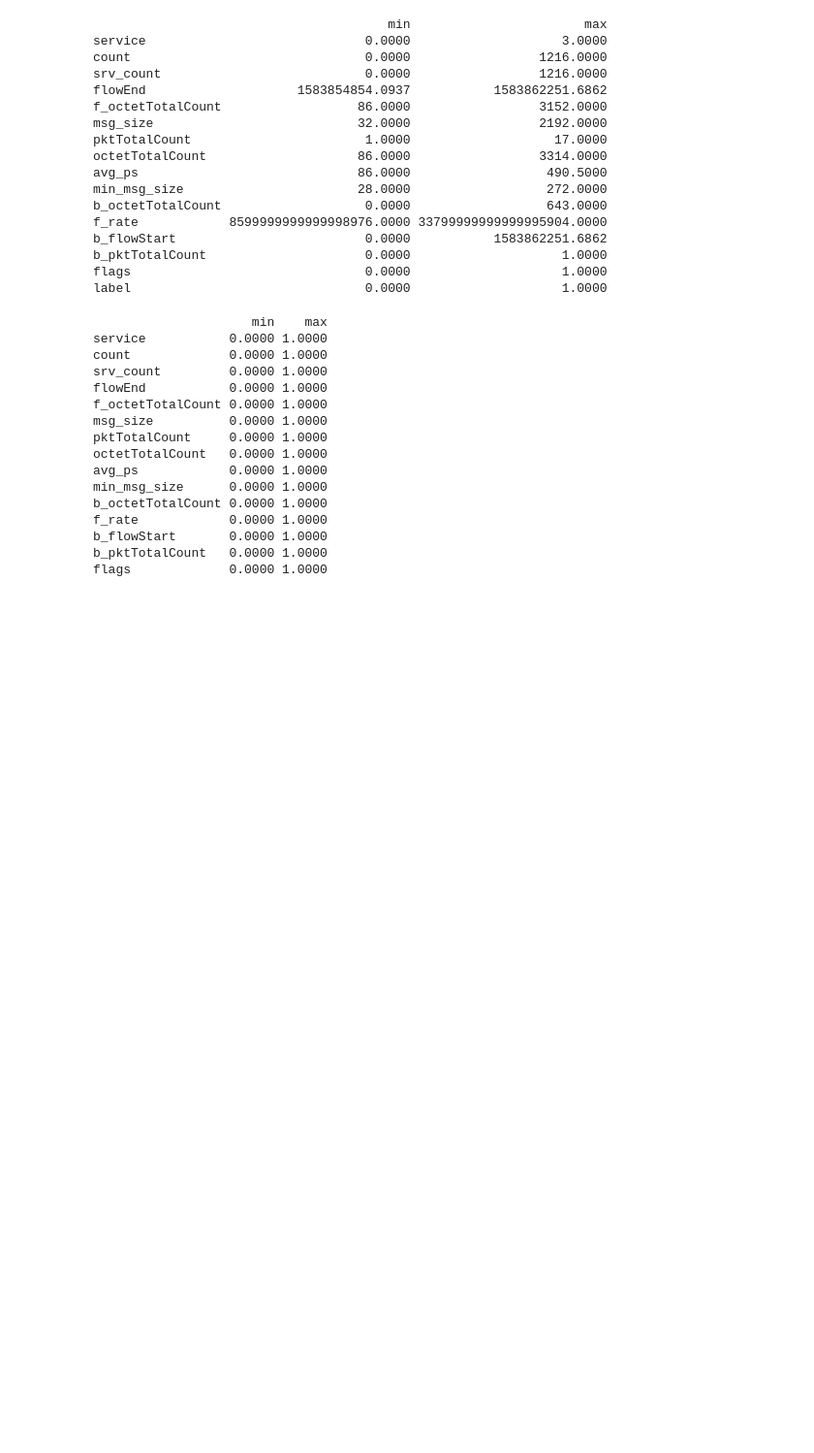
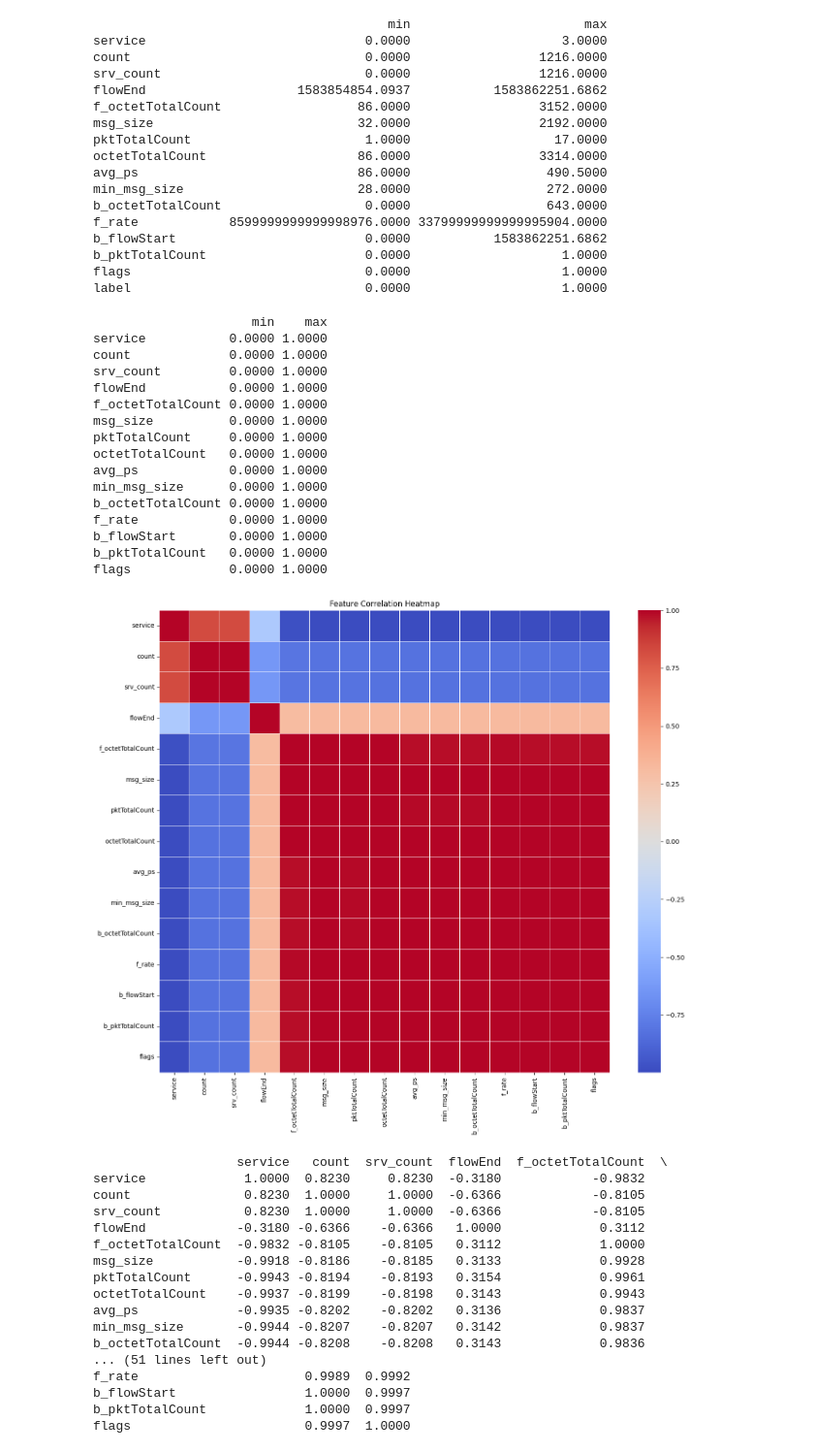
Before and after one commit to ChristopherZinati/483-final-project, a Jupyter notebook: Untitled.ipynb, the cells around one changed output. Shown at 97% size. Drawn from its saved outputs; the diff is of its cells as text; code cells hidden in the pictures; blank space fills up the shorter version.

```diff
--- a/Untitled.ipynb
+++ b/Untitled.ipynb
@@ -227,3 +227,30 @@ f_rate            0.0000 1.0000
 b_flowStart       0.0000 1.0000
 b_pktTotalCount   0.0000 1.0000
 flags             0.0000 1.0000
+# %%
+corr_matrix = x_normalized.corr()
+plt.figure(figsize=(14, 12))
+sns.heatmap(corr_matrix, cmap='coolwarm', annot=False, linewidths=0.5)
+plt.title("Feature Correlation Heatmap")
+plt.tight_layout()
+plt.show()
+print(corr_matrix)
+# %% [output]
+[figure, added]
+                   service   count  srv_count  flowEnd  f_octetTotalCount  \
+service             1.0000  0.8230     0.8230  -0.3180            -0.9832
+count               0.8230  1.0000     1.0000  -0.6366            -0.8105
+srv_count           0.8230  1.0000     1.0000  -0.6366            -0.8105
+flowEnd            -0.3180 -0.6366    -0.6366   1.0000             0.3112
+f_octetTotalCount  -0.9832 -0.8105    -0.8105   0.3112             1.0000
+msg_size           -0.9918 -0.8186    -0.8185   0.3133             0.9928
+pktTotalCount      -0.9943 -0.8194    -0.8193   0.3154             0.9961
+octetTotalCount    -0.9937 -0.8199    -0.8198   0.3143             0.9943
+avg_ps             -0.9935 -0.8202    -0.8202   0.3136             0.9837
+min_msg_size       -0.9944 -0.8207    -0.8207   0.3142             0.9837
+b_octetTotalCount  -0.9944 -0.8208    -0.8208   0.3143             0.9836
+... (51 lines left out)
+f_rate                      0.9989  0.9992
+b_flowStart                 1.0000  0.9997
+b_pktTotalCount             1.0000  0.9997
+flags                       0.9997  1.0000
```
Also changed, not shown: parts of 2 cells of this notebook, 1 other file.
